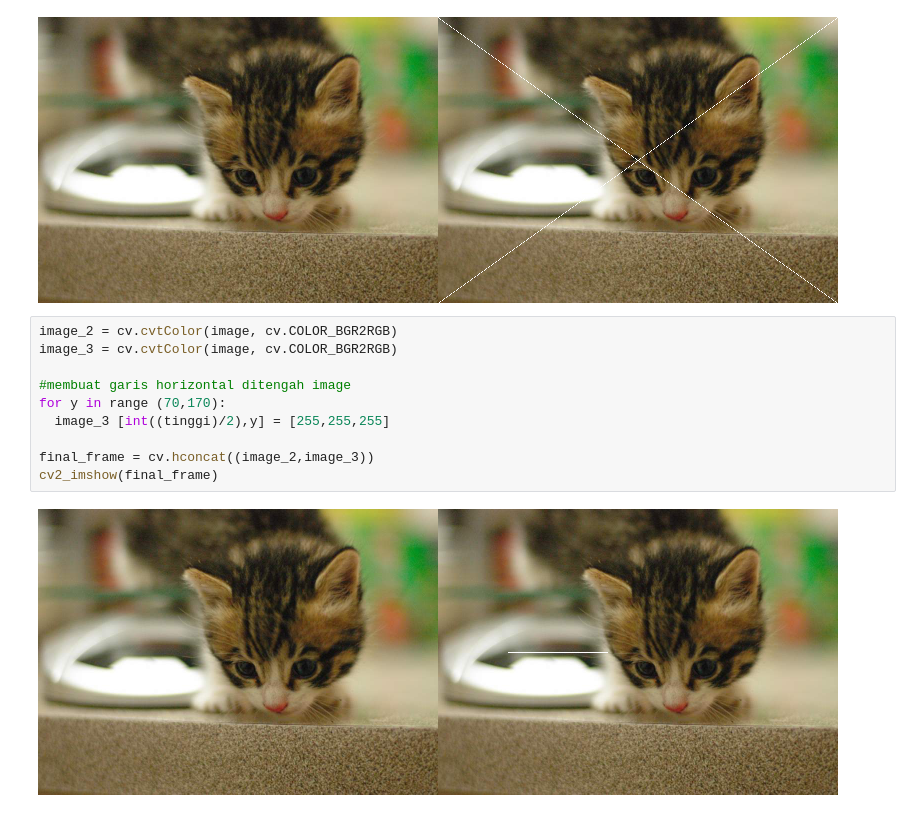
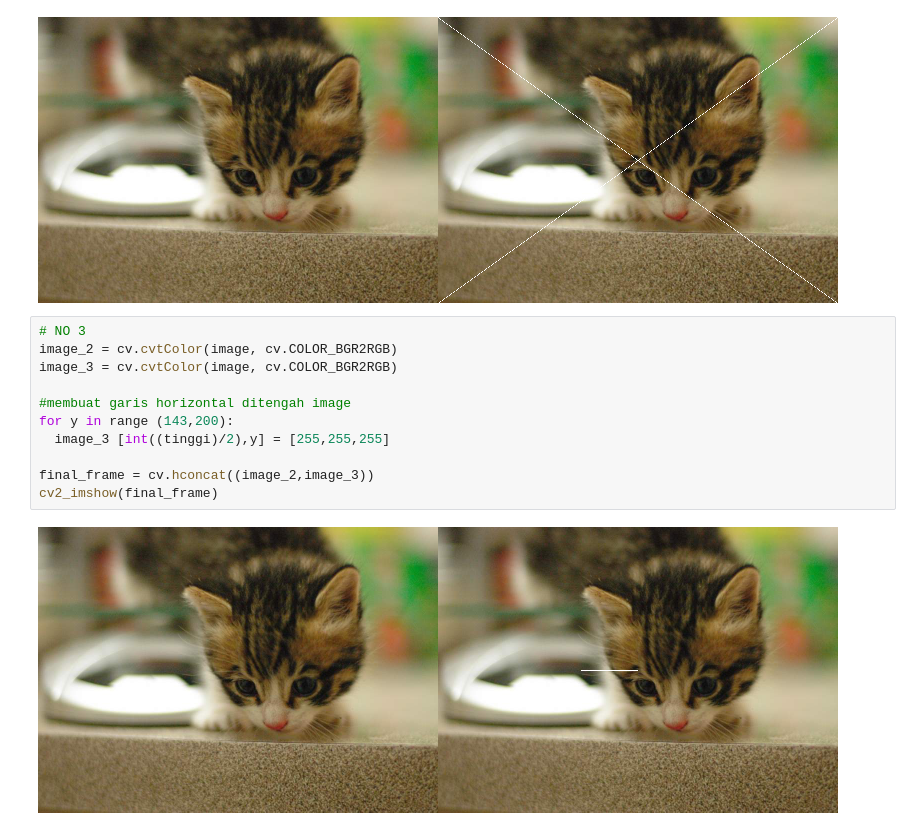
Before and after one commit to wahyufajar879/PCVK_Genap_2023, a Jupyter notebook: Week1.ipynb, the cells around one changed output. Saved outputs shown, nothing was run; the diff lists cells and outputs as text.

```diff
--- a/Week1.ipynb
+++ b/Week1.ipynb
@@ -82,15 +82,16 @@ cv2_imshow(final_frame)
 # %% [output]
 [figure]
 # %%
+# NO 3
 image_2 = cv.cvtColor(image, cv.COLOR_BGR2RGB)
 image_3 = cv.cvtColor(image, cv.COLOR_BGR2RGB)
 
 #membuat garis horizontal ditengah image
-for y in range (70,170):
+for y in range (143,200):
   image_3 [int((tinggi)/2),y] = [255,255,255]
 
 final_frame = cv.hconcat((image_2,image_3))
 cv2_imshow(final_frame)
 # %% [output]
-[figure, old version]
+[figure, new version]
 # %%
```
Also changed, not shown: parts of 1 cell of this notebook.
